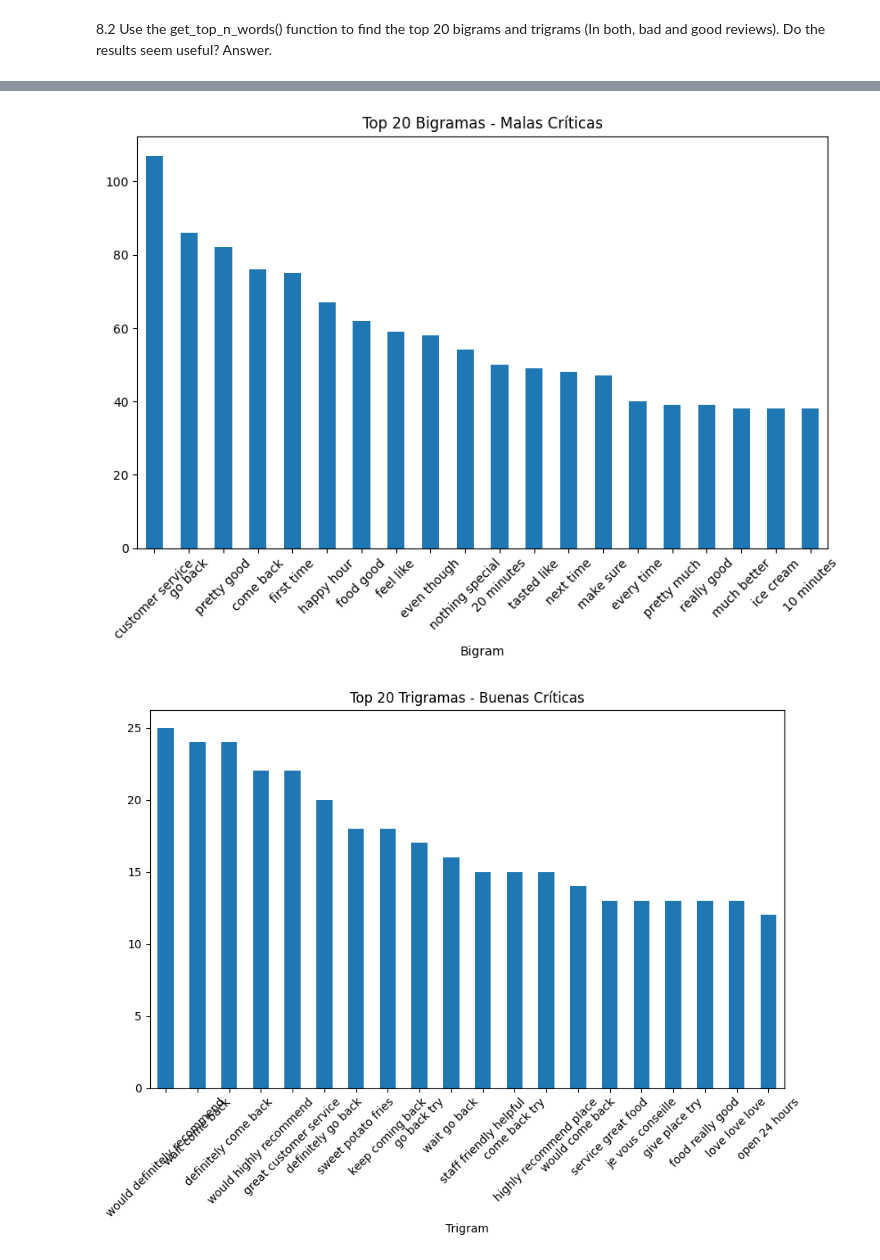
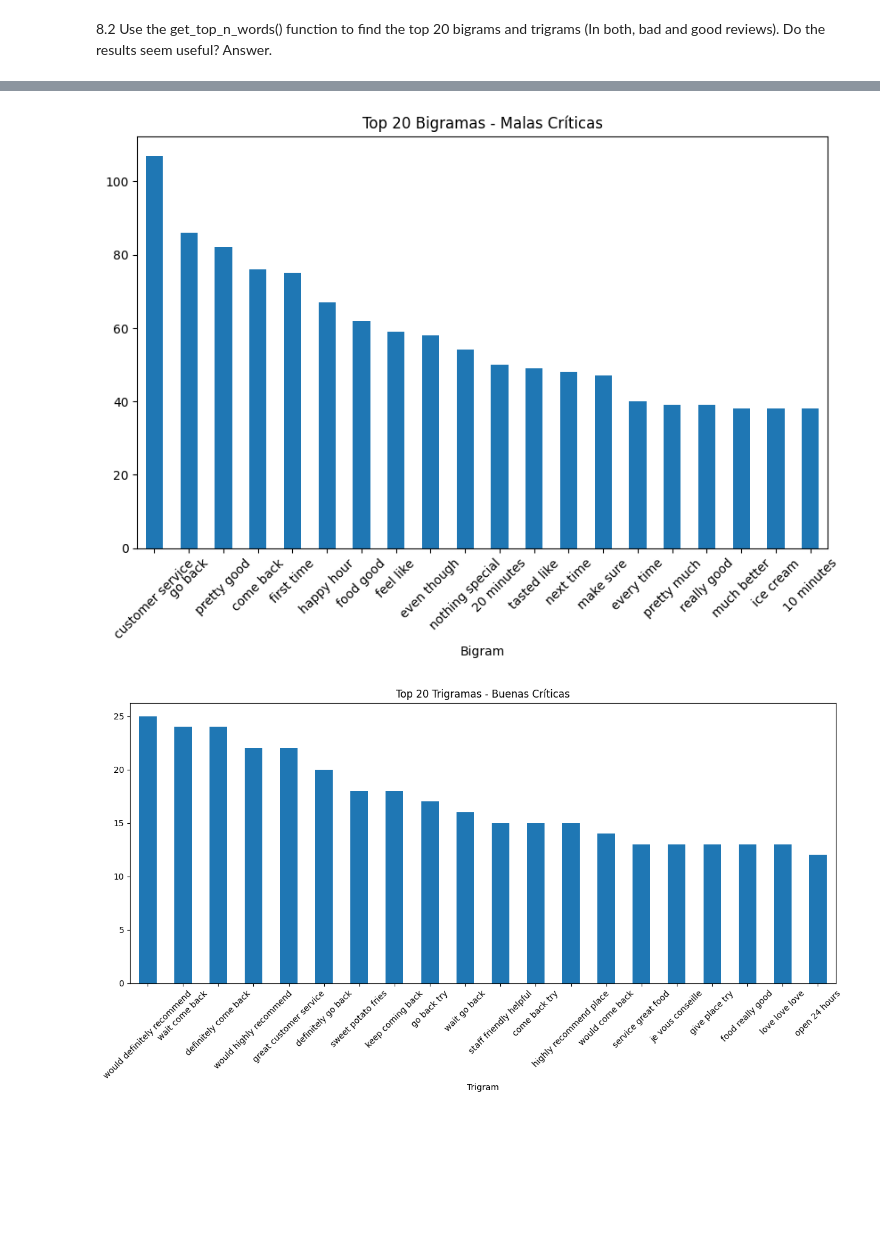
Before and after one commit to Orlando-Narvaez/proyecto-bigdata-part1, a Jupyter notebook: part1/proyecto.ipynb, the cells around one changed output, grey strips where cells are left out. Cells and saved outputs as stored; diff of their text form; code cells hidden in the pictures; blank space fills up the shorter version.

```diff
--- a/part1/proyecto.ipynb
+++ b/part1/proyecto.ipynb
@@ -472,7 +493,7 @@ stop_words = stopwords.words('english')
 # Función que genera los n-gramas más frecuentes en un corpus.
 # Un n-grama es una secuencia de n palabras consecutivas que aparecen juntas en un texto.
 # Se ajusta para buscar bigramas, trigramas o cualquier n-grama según el parámetro `ngram_range`.
-def get_most_frequent_ngrams(corpus, n=20, ngram_range=(1, 1)):
+def get_top_n_words(corpus, n=20, ngram_range=(1, 1)):
     # Se crea un vectorizador que convierte el texto en una matriz de conteo de n-gramas,
     # eliminando las palabras vacías definidas previamente.
     vectorizer = CountVectorizer(stop_words=stop_words, ngram_range=ngram_range)
@@ -494,16 +515,16 @@ positive_reviews = data[data['stars'] > 3]['text']
 negative_reviews = data[data['stars'] <= 3]['text']
 
 # Llamamos a la función para obtener los 20 bigramas más comunes en las reseñas positivas.
-bigrams_pos = get_most_frequent_ngrams(positive_reviews, 20, ngram_range=(2, 2))
+bigrams_pos = get_top_n_words(positive_reviews, 20, ngram_range=(2, 2))
 
 # Llamamos a la función para obtener los 20 bigramas más comunes en las reseñas negativas.
-bigrams_neg = get_most_frequent_ngrams(negative_reviews, 20, ngram_range=(2, 2))
+bigrams_neg = get_top_n_words(negative_reviews, 20, ngram_range=(2, 2))
 
 # Realizamos la misma operación para trigramas: se obtienen los 20 trigramas más comunes en reseñas positivas.
-trigrams_pos = get_most_frequent_ngrams(positive_reviews, 20, ngram_range=(3, 3))
+trigrams_pos = get_top_n_words(positive_reviews, 20, ngram_range=(3, 3))
 
 # Y los trigramas más comunes en las reseñas negativas.
-trigrams_neg = get_most_frequent_ngrams(negative_reviews, 20, ngram_range=(3, 3))
+trigrams_neg = get_top_n_words(negative_reviews, 20, ngram_range=(3, 3))
 
 # Creamos DataFrames para facilitar la visualización de los bigramas más comunes en reseñas positivas y negativas.
 df_bigrams_pos = pd.DataFrame(bigrams_pos, columns=['Bigram', 'Frequency'])
@@ -518,33 +539,46 @@ df_bigrams_pos.groupby('Bigram').sum()['Frequency'].sort_values(ascending=False)
 plt.xticks(rotation=45)  # Rotamos las etiquetas del eje x para mayor legibilidad.
 plt.show()
 
 # Gráfica de los 20 bigramas más comunes en reseñas negativas.
 plt.figure(figsize=(10, 6))
 df_bigrams_neg.groupby('Bigram').sum()['Frequency'].sort_values(ascending=False).plot(
     kind='bar', title='Top 20 Bigramas - Malas Críticas')
 plt.xticks(rotation=45)
 plt.show()
 
 # Gráfica de los 20 trigramas más comunes en reseñas positivas.
-plt.figure(figsize=(10, 6))
+plt.figure(figsize=(15, 6))
 df_trigrams_pos.groupby('Trigram').sum()['Frequency'].sort_values(ascending=False).plot(
     kind='bar', title='Top 20 Trigramas - Buenas Críticas')
 plt.xticks(rotation=45)
 plt.show()
 
 # Gráfica de los 20 trigramas más comunes en reseñas negativas.
-plt.figure(figsize=(10, 6))
+plt.figure(figsize=(15, 6))
 df_trigrams_neg.groupby('Trigram').sum()['Frequency'].sort_values(ascending=False).plot(
     kind='bar', title='Top 20 Trigramas - Malas Críticas')
 plt.xticks(rotation=45)
 plt.show()
+
+# ¿Son los resultados útiles?
+
+# Los bigramas y trigramas permiten obtener un contexto más rico al mostrar las combinaciones frecuentes
+# de palabras que suelen aparecer juntas, como "excelente atención" o "mala experiencia".
+
+# En las opiniones positivas, es común hallar expresiones como "personal amable" o "comida deliciosa".
+
+# En las críticas negativas, se pueden identificar frases como "mal servicio" o "espera larga".
+
+# Al contrastar estos resultados con las palabras más frecuentes en solitario, los bigramas y trigramas
+# proporcionan una comprensión más profunda del contexto y ayudan a identificar patrones comunes tanto en
+# las experiencias favorables como en las desfavorables.
 # %% [output]
 [nltk_data] Downloading package stopwords to
 [nltk_data]     C:\Users\ORLANDO\AppData\Roaming\nltk_data...
 [nltk_data]   Package stopwords is already up-to-date!
 [nltk_data] Downloading package punkt to
 [nltk_data]     C:\Users\ORLANDO\AppData\Roaming\nltk_data...
 [nltk_data]   Package punkt is already up-to-date!
 [figure]
 [figure]
-[figure, old version]
+[figure, new version]
```
Also changed, not shown: parts of 13 cells of this notebook, 2 other files.
